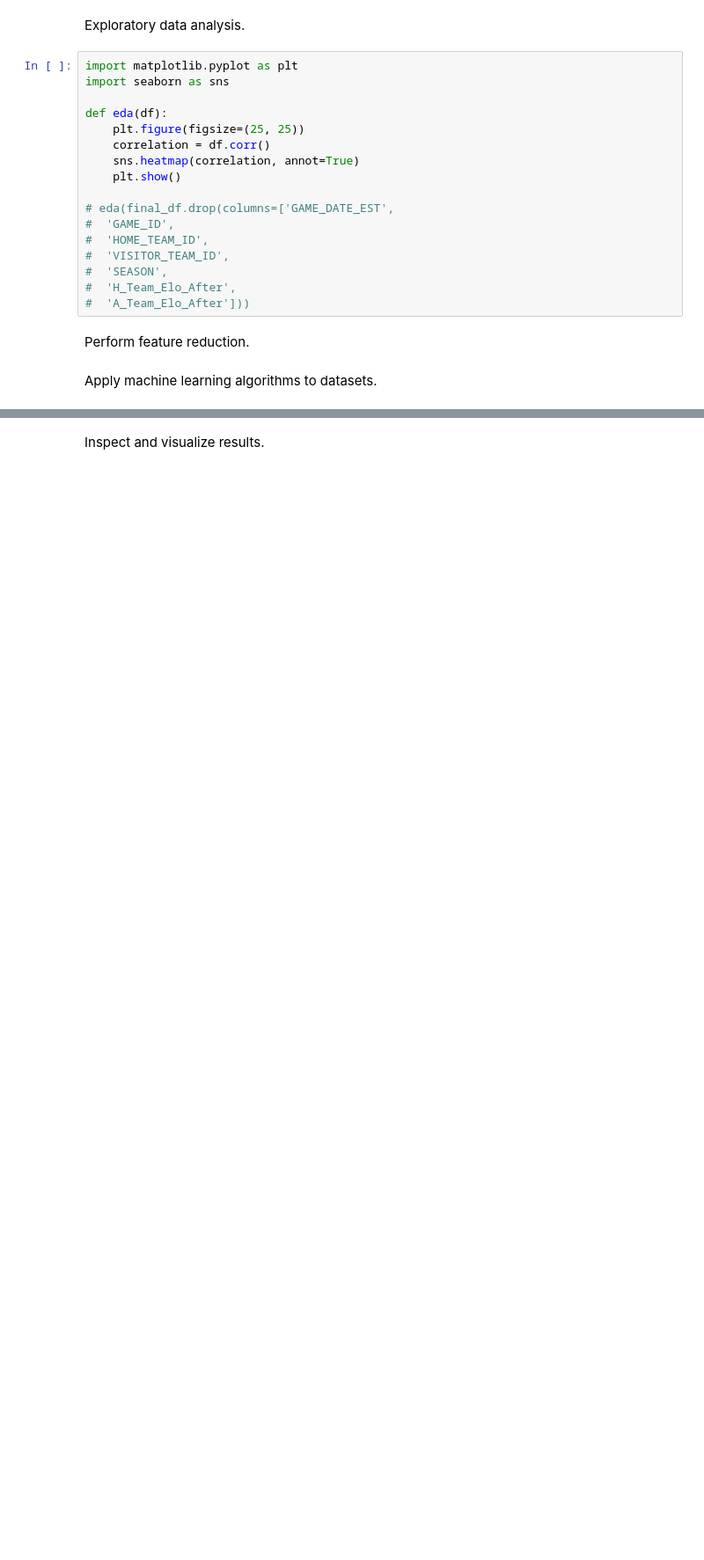
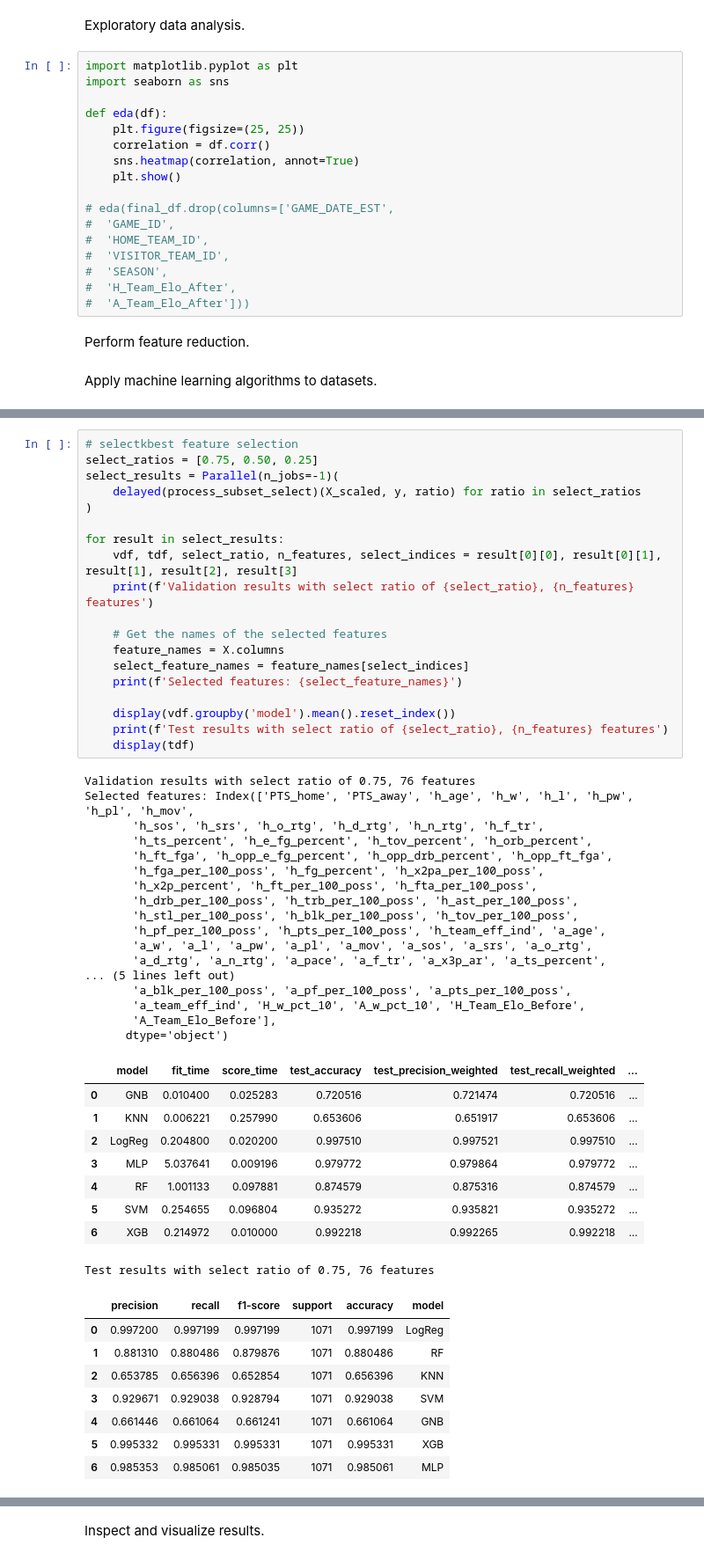
Before and after one commit to ethanleicht/NBA_Model, a Jupyter notebook: our_code2.ipynb, the cells around one changed output, grey strips where cells are left out. Shown at 88% size. Cells and saved outputs as stored; diff of their text form; blank space fills up the shorter version.

```diff
--- a/our_code2.ipynb
+++ b/our_code2.ipynb
@@ -459,0 +471,54 @@ Test results with PCA ratio of 0.95
+# %%
+# selectkbest feature selection
+select_ratios = [0.75, 0.50, 0.25]
+select_results = Parallel(n_jobs=-1)(
+    delayed(process_subset_select)(X_scaled, y, ratio) for ratio in select_ratios
+)
+
+for result in select_results:
+    vdf, tdf, select_ratio, n_features, select_indices = result[0][0], result[0][1], result[1], result[2], result[3]
+    print(f'Validation results with select ratio of {select_ratio}, {n_features} features')
+
+    # Get the names of the selected features
+    feature_names = X.columns
+    select_feature_names = feature_names[select_indices]
+    print(f'Selected features: {select_feature_names}')
+
+    display(vdf.groupby('model').mean().reset_index())
+    print(f'Test results with select ratio of {select_ratio}, {n_features} features')
+    display(tdf)
+# %% [output]
+Validation results with select ratio of 0.75, 76 features
+Selected features: Index(['PTS_home', 'PTS_away', 'h_age', 'h_w', 'h_l', 'h_pw', 'h_pl', 'h_mov',
+       'h_sos', 'h_srs', 'h_o_rtg', 'h_d_rtg', 'h_n_rtg', 'h_f_tr',
+       'h_ts_percent', 'h_e_fg_percent', 'h_tov_percent', 'h_orb_percent',
+       'h_ft_fga', 'h_opp_e_fg_percent', 'h_opp_drb_percent', 'h_opp_ft_fga',
+       'h_fga_per_100_poss', 'h_fg_percent', 'h_x2pa_per_100_poss',
+       'h_x2p_percent', 'h_ft_per_100_poss', 'h_fta_per_100_poss',
+       'h_drb_per_100_poss', 'h_trb_per_100_poss', 'h_ast_per_100_poss',
+       'h_stl_per_100_poss', 'h_blk_per_100_poss', 'h_tov_per_100_poss',
+       'h_pf_per_100_poss', 'h_pts_per_100_poss', 'h_team_eff_ind', 'a_age',
+       'a_w', 'a_l', 'a_pw', 'a_pl', 'a_mov', 'a_sos', 'a_srs', 'a_o_rtg',
+       'a_d_rtg', 'a_n_rtg', 'a_pace', 'a_f_tr', 'a_x3p_ar', 'a_ts_percent',
+... (5 lines left out)
+       'a_blk_per_100_poss', 'a_pf_per_100_poss', 'a_pts_per_100_poss',
+       'a_team_eff_ind', 'H_w_pct_10', 'A_w_pct_10', 'H_Team_Elo_Before',
+       'A_Team_Elo_Before'],
+      dtype='object')
+|  | model | fit_time | score_time | test_accuracy | test_precision_weighted | test_recall_weighted | ... |
+| 0 | GNB | 0.010400 | 0.025283 | 0.720516 | 0.721474 | 0.720516 | ... |
+| 1 | KNN | 0.006221 | 0.257990 | 0.653606 | 0.651917 | 0.653606 | ... |
+| 2 | LogReg | 0.204800 | 0.020200 | 0.997510 | 0.997521 | 0.997510 | ... |
+| 3 | MLP | 5.037641 | 0.009196 | 0.979772 | 0.979864 | 0.979772 | ... |
+| 4 | RF | 1.001133 | 0.097881 | 0.874579 | 0.875316 | 0.874579 | ... |
+| 5 | SVM | 0.254655 | 0.096804 | 0.935272 | 0.935821 | 0.935272 | ... |
+| 6 | XGB | 0.214972 | 0.010000 | 0.992218 | 0.992265 | 0.992218 | ... |
+Test results with select ratio of 0.75, 76 features
+|  | precision | recall | f1-score | support | accuracy | model |
+| 0 | 0.997200 | 0.997199 | 0.997199 | 1071 | 0.997199 | LogReg |
+| 1 | 0.881310 | 0.880486 | 0.879876 | 1071 | 0.880486 | RF |
+| 2 | 0.653785 | 0.656396 | 0.652854 | 1071 | 0.656396 | KNN |
+| 3 | 0.929671 | 0.929038 | 0.928794 | 1071 | 0.929038 | SVM |
+| 4 | 0.661446 | 0.661064 | 0.661241 | 1071 | 0.661064 | GNB |
+| 5 | 0.995332 | 0.995331 | 0.995331 | 1071 | 0.995331 | XGB |
+| 6 | 0.985353 | 0.985061 | 0.985035 | 1071 | 0.985061 | MLP |
```
Also changed, not shown: parts of 9 cells of this notebook.
